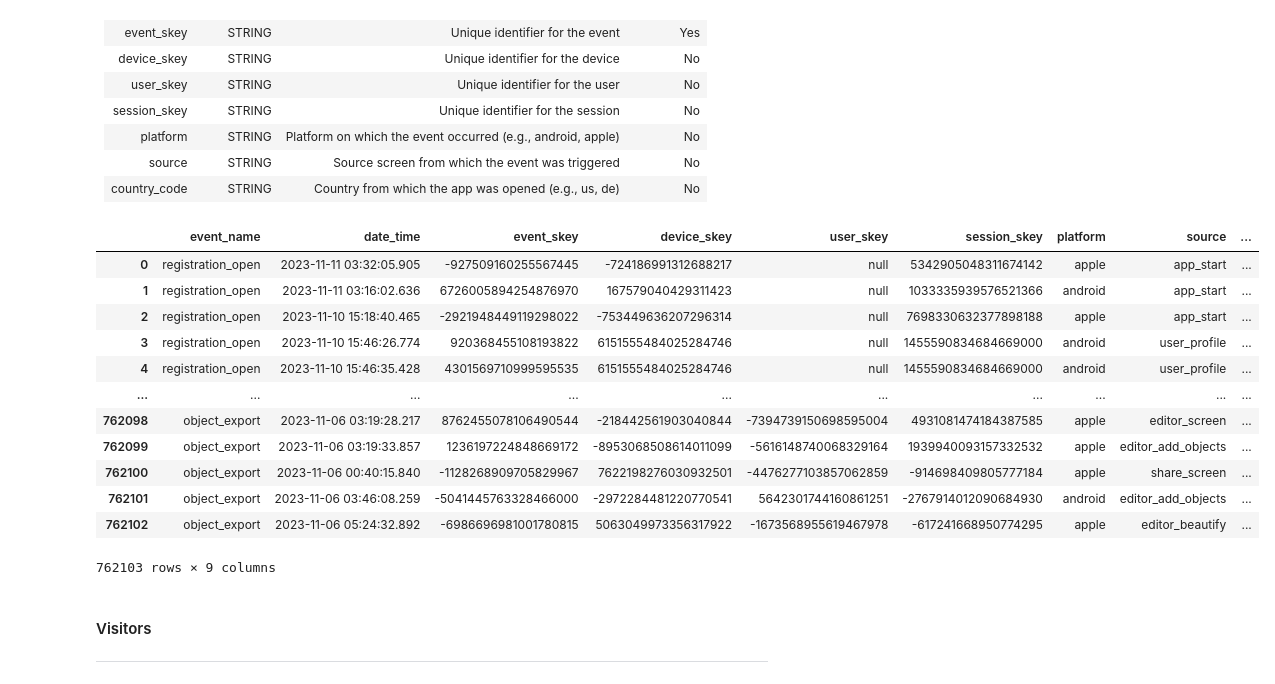
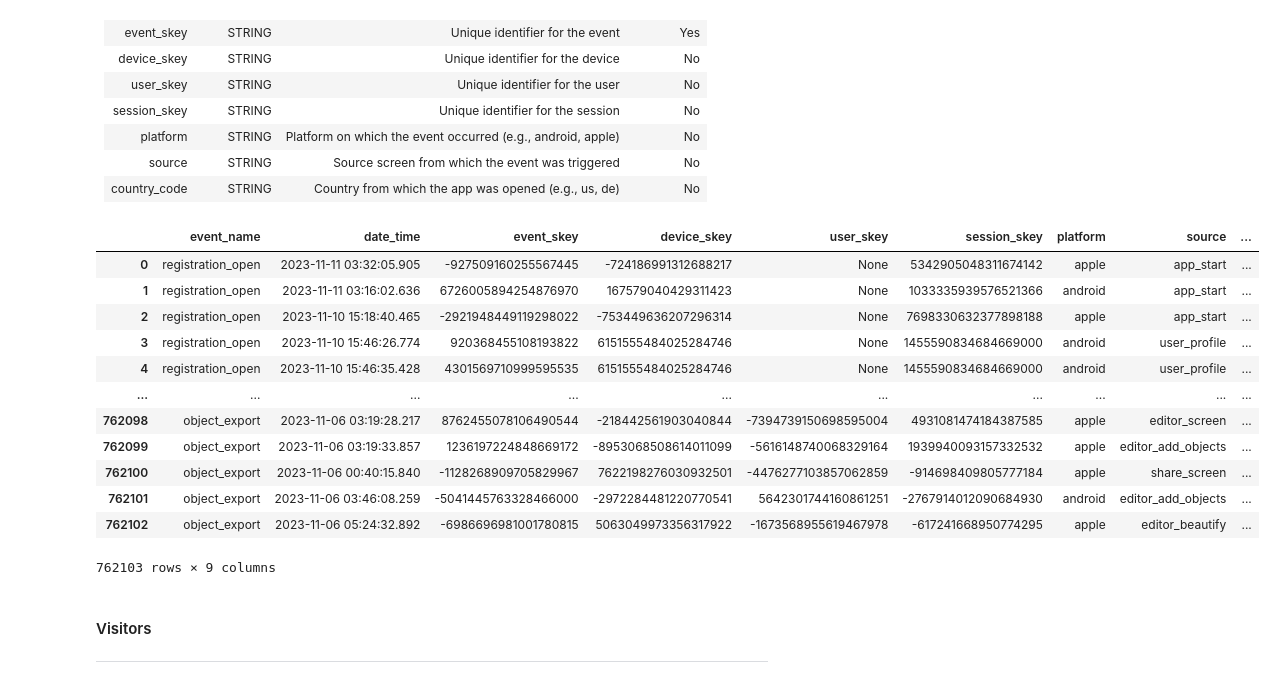
Before and after one commit to camiladwa/case_study, a Jupyter notebook: growth_case_study/growth_data_analyst.ipynb, the cells around one changed output. Drawn from its saved outputs; the diff is of its cells as text; code cells hidden in the pictures.

Commit message:
Camila's version
This commit was created by Deepnote. Project url: https://deepnote.com/project/ea0dd5ec-7a99-4815-85b5-15ffe4204711

```diff
--- a/growth_case_study/growth_data_analyst.ipynb
+++ b/growth_case_study/growth_data_analyst.ipynb
@@ -46,15 +46,15 @@ platform |STRING |Platform on which the event occurred (e.g., android, apple) |N
 source |STRING |Source screen from which the event was triggered |No
 country_code |STRING |Country from which the app was opened (e.g., us, de) | No
 # %%
-events = _deepnote_execute_sql('SELECT \n    event_name::STRING AS event_name\n    , epoch_ms(timestamp) AS date_time\n    , event_skey::STRING AS event_skey\n    , device_skey::STRING AS device_skey\n    , user_skey::STRING AS user_skey\n    , NULLIF(session_skey, \'null\')::STRING AS session_skey\n    , platform::STRING AS platform\n    , source::STRING AS source\n    , country_code::STRING AS country_code\nFROM \'ps_challanges/growth_case_study/Datasets/Events.csv\'', 'SQL_DEEPNOTE_DATAFRAME_SQL', audit_sql_comment='', sql_cache_mode='cache_disabled')
+events = _deepnote_execute_sql('SELECT \n    event_name::STRING AS event_name\n    , epoch_ms(timestamp) AS date_time\n    , event_skey::STRING AS event_skey\n    , device_skey::STRING AS device_skey\n    , NULLIF(user_skey, \'null\')::STRING AS user_skey\n    , NULLIF(session_skey, \'null\')::STRING AS session_skey\n    , platform::STRING AS platform\n    , source::STRING AS source\n    , country_code::STRING AS country_code\nFROM \'ps_challanges/growth_case_study/Datasets/Events.csv\'', 'SQL_DEEPNOTE_DATAFRAME_SQL', audit_sql_comment='', sql_cache_mode='cache_disabled')
 events
 # %% [output]
 |  | event_name | date_time | event_skey | device_skey | user_skey | session_skey | platform | source | ... |
-| 0 | registration_open | 2023-11-11 03:32:05.905 | -927509160255567445 | -724186991312688217 | null | 5342905048311674142 | apple | app_start | ... |
-| 1 | registration_open | 2023-11-11 03:16:02.636 | 6726005894254876970 | 167579040429311423 | null | 1033335939576521366 | android | app_start | ... |
-| 2 | registration_open | 2023-11-10 15:18:40.465 | -2921948449119298022 | -753449636207296314 | null | 7698330632377898188 | apple | app_start | ... |
-| 3 | registration_open | 2023-11-10 15:46:26.774 | 920368455108193822 | 6151555484025284746 | null | 1455590834684669000 | android | user_profile | ... |
-| 4 | registration_open | 2023-11-10 15:46:35.428 | 4301569710999595535 | 6151555484025284746 | null | 1455590834684669000 | android | user_profile | ... |
+| 0 | registration_open | 2023-11-11 03:32:05.905 | -927509160255567445 | -724186991312688217 | None | 5342905048311674142 | apple | app_start | ... |
+| 1 | registration_open | 2023-11-11 03:16:02.636 | 6726005894254876970 | 167579040429311423 | None | 1033335939576521366 | android | app_start | ... |
+| 2 | registration_open | 2023-11-10 15:18:40.465 | -2921948449119298022 | -753449636207296314 | None | 7698330632377898188 | apple | app_start | ... |
+| 3 | registration_open | 2023-11-10 15:46:26.774 | 920368455108193822 | 6151555484025284746 | None | 1455590834684669000 | android | user_profile | ... |
+| 4 | registration_open | 2023-11-10 15:46:35.428 | 4301569710999595535 | 6151555484025284746 | None | 1455590834684669000 | android | user_profile | ... |
 | ... | ... | ... | ... | ... | ... | ... | ... | ... | ... |
 | 762098 | object_export | 2023-11-06 03:19:28.217 | 8762455078106490544 | -218442561903040844 | -7394739150698595004 | 4931081474184387585 | apple | editor_screen | ... |
 | 762099 | object_export | 2023-11-06 03:19:33.857 | 1236197224848669172 | -8953068508614011099 | -5616148740068329164 | 1939940093157332532 | apple | editor_add_objects | ... |
```
Also changed, not shown: parts of 8 cells of this notebook.
